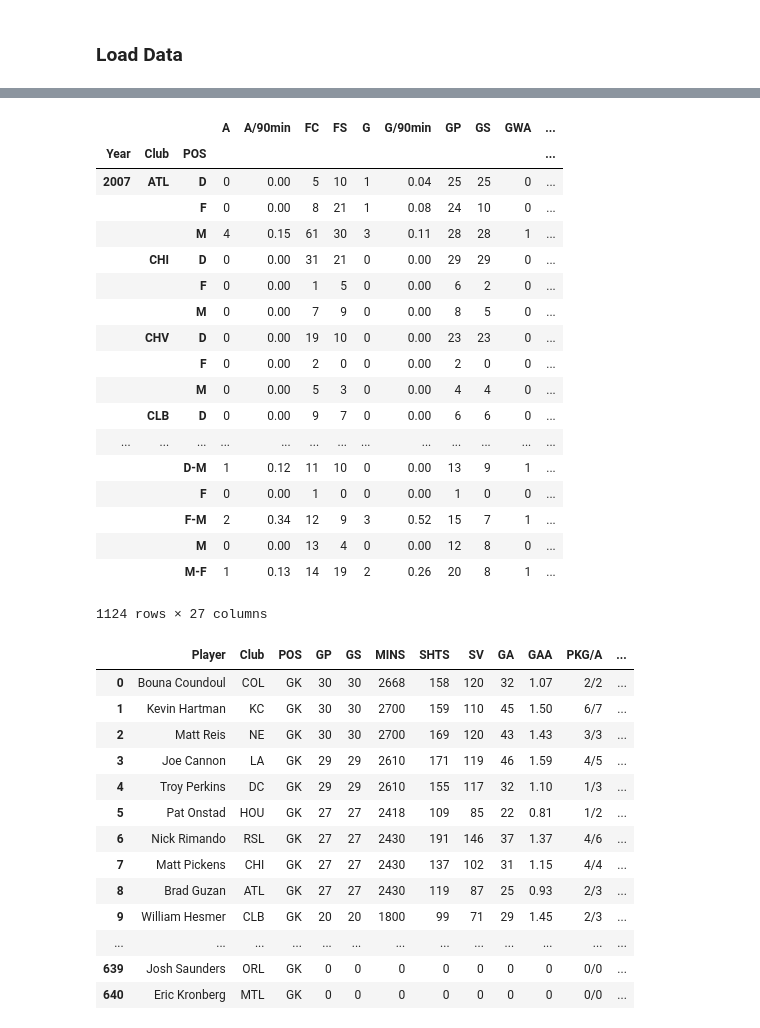
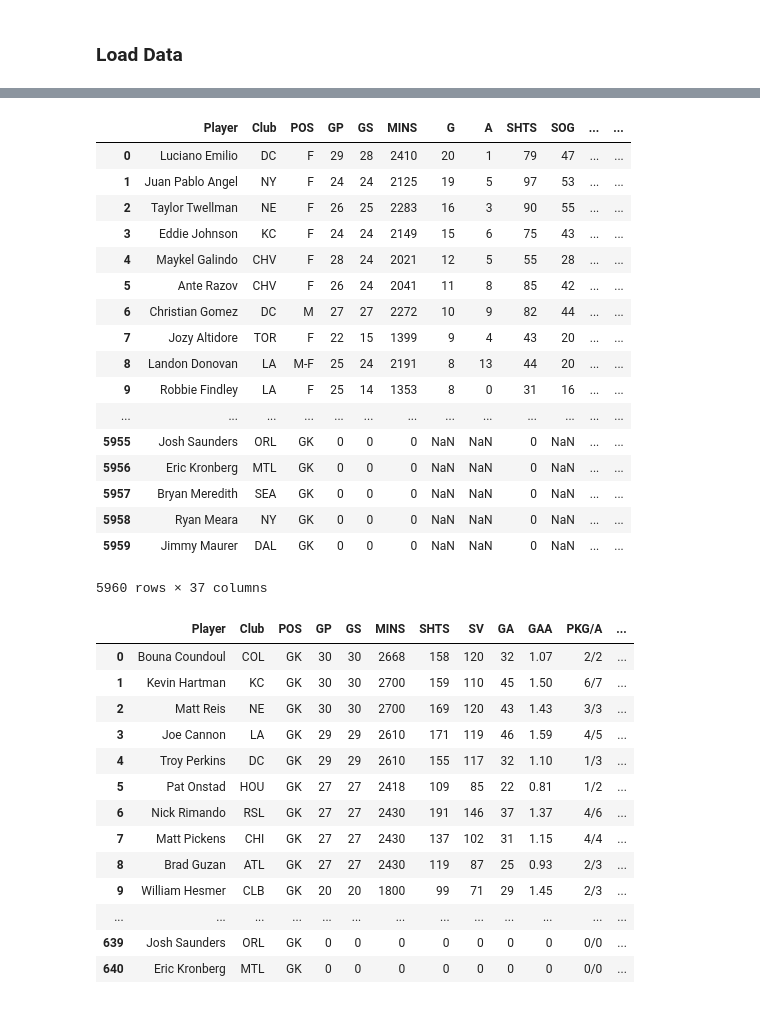
Before and after one commit to cneiderer/Class_Projects, a Jupyter notebook: Project_2/LinkingStats.ipynb, the cells around one changed output, grey strips where cells are left out. Saved outputs shown, nothing was run; the diff lists cells and outputs as text; code cells hidden in the pictures.

Commit message:
created merge_stats method; created subset_latest method

```diff
--- a/Project_2/LinkingStats.ipynb
+++ b/Project_2/LinkingStats.ipynb
@@ -35,5 +25,0 @@ merged_df = pd.merge(merged_df, shots_df, how='outer',
-# %%
-merged_df = pd.merge(merged_df, fouls_df, how='outer',
-                     left_on=['Year', 'Club', 'Player'],
-                     right_on=['Year', 'Club', 'Player'],
-                     suffixes=['', '_Dup'])
@@ -61,22 +26,32 @@ merged_df
-# %%
-merged_df.groupby(by=['Year', 'Club', 'POS']).last()
-# %% [output]
-|  |  |  | A | A/90min | FC | FS | G | G/90min | GP | GS | GWA | ... |
-| Year | Club | POS |  |  |  |  |  |  |  |  |  | ... |
-| 2007 | ATL | D | 0 | 0.00 | 5 | 10 | 1 | 0.04 | 25 | 25 | 0 | ... |
-|  |  | F | 0 | 0.00 | 8 | 21 | 1 | 0.08 | 24 | 10 | 0 | ... |
-|  |  | M | 4 | 0.15 | 61 | 30 | 3 | 0.11 | 28 | 28 | 1 | ... |
-|  | CHI | D | 0 | 0.00 | 31 | 21 | 0 | 0.00 | 29 | 29 | 0 | ... |
-|  |  | F | 0 | 0.00 | 1 | 5 | 0 | 0.00 | 6 | 2 | 0 | ... |
-|  |  | M | 0 | 0.00 | 7 | 9 | 0 | 0.00 | 8 | 5 | 0 | ... |
-|  | CHV | D | 0 | 0.00 | 19 | 10 | 0 | 0.00 | 23 | 23 | 0 | ... |
-|  |  | F | 0 | 0.00 | 2 | 0 | 0 | 0.00 | 2 | 0 | 0 | ... |
-|  |  | M | 0 | 0.00 | 5 | 3 | 0 | 0.00 | 4 | 4 | 0 | ... |
-|  | CLB | D | 0 | 0.00 | 9 | 7 | 0 | 0.00 | 6 | 6 | 0 | ... |
-| ... | ... | ... | ... | ... | ... | ... | ... | ... | ... | ... | ... | ... |
-|  |  | D-M | 1 | 0.12 | 11 | 10 | 0 | 0.00 | 13 | 9 | 1 | ... |
-|  |  | F | 0 | 0.00 | 1 | 0 | 0 | 0.00 | 1 | 0 | 0 | ... |
-|  |  | F-M | 2 | 0.34 | 12 | 9 | 3 | 0.52 | 15 | 7 | 1 | ... |
-|  |  | M | 0 | 0.00 | 13 | 4 | 0 | 0.00 | 12 | 8 | 0 | ... |
-|  |  | M-F | 1 | 0.13 | 14 | 19 | 2 | 0.26 | 20 | 8 | 1 | ... |
-1124 rows × 27 columns
+# %%
+def merge_stats(df1, df2):
+    cols = list(set(df1.columns).intersection(df2.columns))
+    merged_df = pd.merge(df1, df2, how='outer', left_on=cols, right_on=cols, suffixes=['', '_Dup'])
+    return merged_df
+# %%
+merged_df = merge_stats(goals_df, assists_df)
+merged_df = merge_stats(merged_df, shots_df)
+merged_df = merge_stats(merged_df, fouls_df)
+# %%
+merged_df2 = merge_stats(merged_df, goalkeeping_df)
+# %%
+merged_df2
+# %% [output]
+|  | Player | Club | POS | GP | GS | MINS | G | A | SHTS | SOG | ... | ... |
+| 0 | Luciano Emilio | DC | F | 29 | 28 | 2410 | 20 | 1 | 79 | 47 | ... | ... |
+| 1 | Juan Pablo Angel | NY | F | 24 | 24 | 2125 | 19 | 5 | 97 | 53 | ... | ... |
+| 2 | Taylor Twellman | NE | F | 26 | 25 | 2283 | 16 | 3 | 90 | 55 | ... | ... |
+| 3 | Eddie Johnson | KC | F | 24 | 24 | 2149 | 15 | 6 | 75 | 43 | ... | ... |
+| 4 | Maykel Galindo | CHV | F | 28 | 24 | 2021 | 12 | 5 | 55 | 28 | ... | ... |
+| 5 | Ante Razov | CHV | F | 26 | 24 | 2041 | 11 | 8 | 85 | 42 | ... | ... |
+| 6 | Christian Gomez | DC | M | 27 | 27 | 2272 | 10 | 9 | 82 | 44 | ... | ... |
+| 7 | Jozy Altidore | TOR | F | 22 | 15 | 1399 | 9 | 4 | 43 | 20 | ... | ... |
+| 8 | Landon Donovan | LA | M-F | 25 | 24 | 2191 | 8 | 13 | 44 | 20 | ... | ... |
+| 9 | Robbie Findley | LA | F | 25 | 14 | 1353 | 8 | 0 | 31 | 16 | ... | ... |
+| ... | ... | ... | ... | ... | ... | ... | ... | ... | ... | ... | ... | ... |
+| 5955 | Josh Saunders | ORL | GK | 0 | 0 | 0 | NaN | NaN | 0 | NaN | ... | ... |
+| 5956 | Eric Kronberg | MTL | GK | 0 | 0 | 0 | NaN | NaN | 0 | NaN | ... | ... |
+| 5957 | Bryan Meredith | SEA | GK | 0 | 0 | 0 | NaN | NaN | 0 | NaN | ... | ... |
+| 5958 | Ryan Meara | NY | GK | 0 | 0 | 0 | NaN | NaN | 0 | NaN | ... | ... |
+| 5959 | Jimmy Maurer | DAL | GK | 0 | 0 | 0 | NaN | NaN | 0 | NaN | ... | ... |
+5960 rows × 37 columns
```
Also changed, not shown: parts of 14 cells of this notebook.
